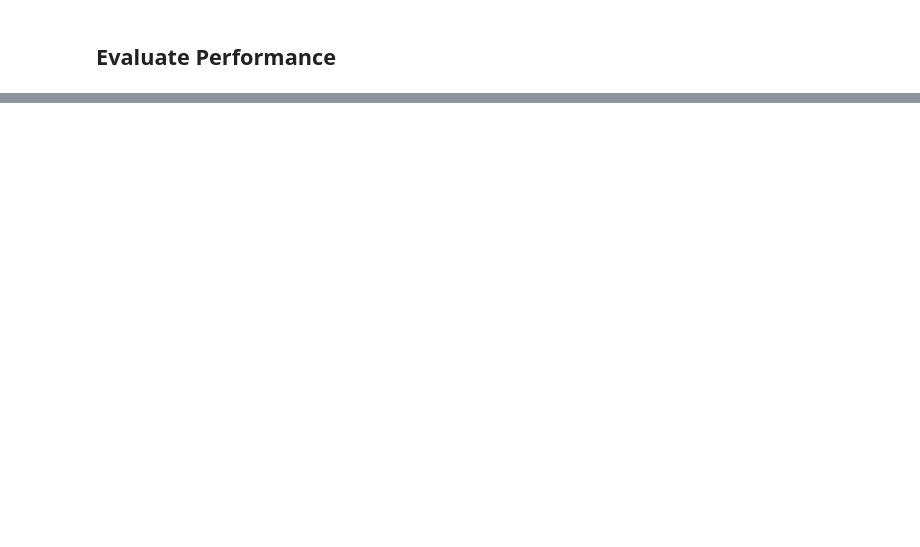
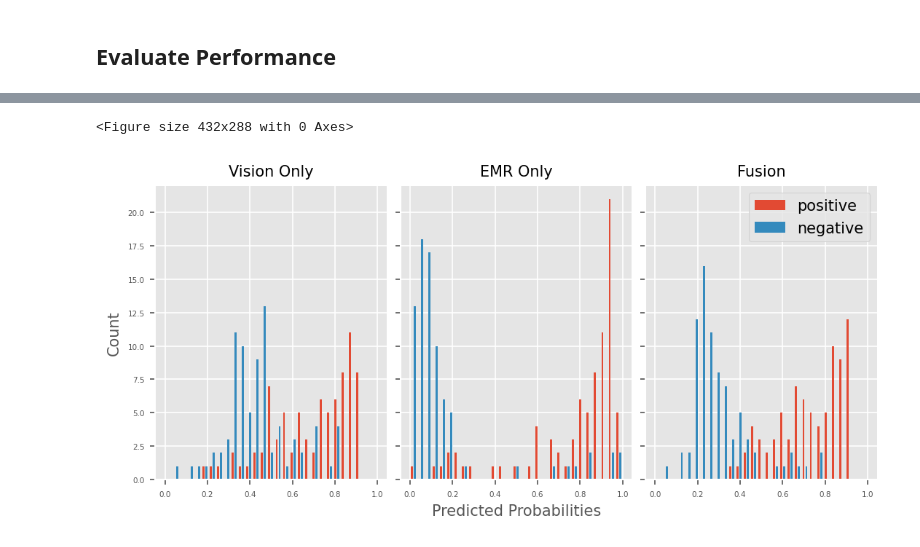
Before and after one commit to RSNA/AI-Deep-Learning-Lab-2021, a Jupyter notebook: sessions/multi-modal-pe/Multimodal Fusion for PE Detection.ipynb, the cells around one changed output, grey strips where cells are left out. Saved outputs shown, nothing was run; the diff lists cells and outputs as text; code cells hidden in the pictures; blank space fills up the shorter version.

```diff
--- a/sessions/multi-modal-pe/Multimodal Fusion for PE Detection.ipynb
+++ b/sessions/multi-modal-pe/Multimodal Fusion for PE Detection.ipynb
@@ -151,7 +245,19 @@ df = pd.concat([vision_df, emr_df], axis=1)
 # %%
-# using train and val split for cross validation
+# Define columns
+EMR_FEATURE_COLS = emr_df.columns.tolist()
+PE_TYPE_COL = 'pe_type'
+SPLIT_COL = 'split'
+VISION_PRED_COL = 'pred'
+EMR_PRED_COL = 'emr_pred'
+FUSION_PRED_COL = 'late_fusion_pred'
+LABEL_COL = 'label'
+
+# Join vision information with emr dataframe
+vision_df = vision_df.set_index('idx')
+df = pd.concat([vision_df, emr_df], axis=1)
+
 # Create data splits
-df_dev = df[(df.split == 'train') | (df.split == 'val')]  # for gridsearch CV
-df_train = df[df.split == 'train']
-df_val = df[df.split == 'val']
-df_test = df[df.split == 'test']
+df_dev = df[(df[SPLIT_COL] == 'train') | (df[SPLIT_COL] == 'val')]  # for gridsearch CV
+df_train = df[df[SPLIT_COL] == 'train']
+df_val = df[df[SPLIT_COL] == 'val']
+df_test = df[df[SPLIT_COL] == 'test']
@@ -296,44 +417,47 @@ from matplotlib.pyplot import figure
 # style
 plt.clf()
 plt.style.use('ggplot')
-matplotlib.rc('xtick', labelsize=10)
-matplotlib.rc('ytick', labelsize=10)
-f, (ax1, ax2, ax3) = plt.subplots(1, 3, sharey=True, figsize=(21,6), dpi=300)
+matplotlib.rc('xtick', labelsize=5)
+matplotlib.rc('ytick', labelsize=5)
+f, (ax1, ax2, ax3) = plt.subplots(1, 3, sharey=True, figsize=(7,3), dpi=150)
 bins = np.linspace(0, 1, 30)
 
 # seperate cases into positive and negative
 positive_cases = df_test_no_subseg[
     df_test_no_subseg[LABEL_COL] == 1]
 negative_cases = df_test_no_subseg[
     df_test_no_subseg[LABEL_COL] == 0]
 
 # PENet
 ax1.hist(
     [positive_cases[VISION_PRED_COL], negative_cases[VISION_PRED_COL]],
     bins,
     label=['positive','negative'],
     width=0.01)
 
 # EMR
 ax2.hist(
     [positive_cases[EMR_PRED_COL], negative_cases[EMR_PRED_COL]],
     bins,
     label=['positive', 'negative'],
     width=0.01)
 
 # Fusion
 ax3.hist(
     [positive_cases[FUSION_PRED_COL], negative_cases[FUSION_PRED_COL]],
     bins,
     label=['positive','negative'],
     width=0.01)
 
 f.tight_layout(pad=0.5)
 plt.legend(loc='upper right')
-ax2.set_xlabel("Predicted Probabilities", fontsize = 25)
-ax1.set_ylabel("Count", fontsize = 25)
-ax1.set_title('Vision Only', fontsize = 25)
-ax2.set_title('EMR Only', fontsize = 25)
-ax3.set_title('Fusion', fontsize = 25)
+ax2.set_xlabel("Predicted Probabilities", fontsize = 10)
+ax1.set_ylabel("Count", fontsize = 10)
+ax1.set_title('Vision Only', fontsize = 10)
+ax2.set_title('EMR Only', fontsize = 10)
+ax3.set_title('Fusion', fontsize = 10)
 plt.show()
+# %% [output]
+<Figure size 432x288 with 0 Axes>
+[figure, added]
 # %% [markdown]
```
Also changed, not shown: parts of 28 cells of this notebook.
